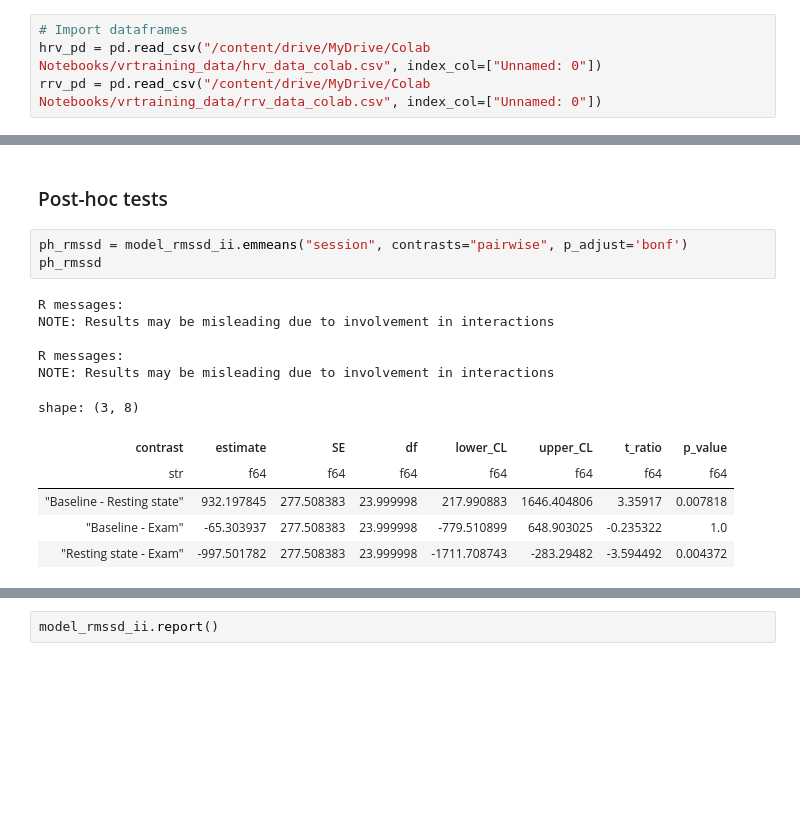
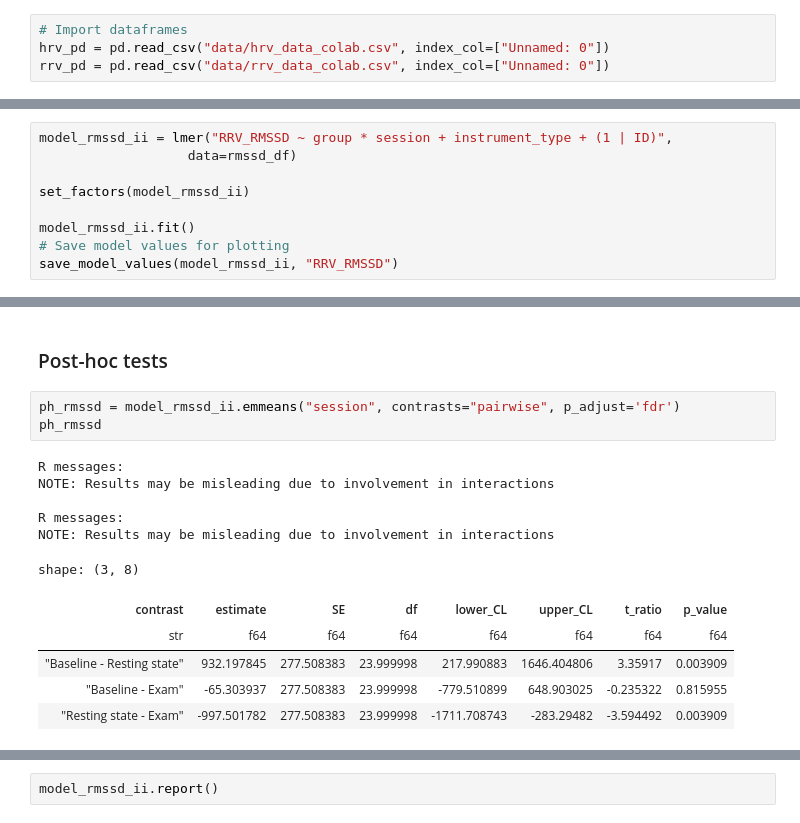
Before and after one commit to sandorimrenagy/VRtraining, a Jupyter notebook: Vrtraining_with_pymer4.ipynb, the cells around one changed output, grey strips where cells are left out. Saved outputs shown, nothing was run; the diff lists cells and outputs as text; blank space fills up the shorter version.

```diff
--- a/Vrtraining_with_pymer4.ipynb
+++ b/Vrtraining_with_pymer4.ipynb
@@ -66,7 +29,7 @@ Mounted at /content/drive
 # %%
 # Import dataframes
-hrv_pd = pd.read_csv("/content/drive/MyDrive/Colab Notebooks/vrtraining_data/hrv_data_colab.csv", index_col=["Unnamed: 0"])
-rrv_pd = pd.read_csv("/content/drive/MyDrive/Colab Notebooks/vrtraining_data/rrv_data_colab.csv", index_col=["Unnamed: 0"])
+hrv_pd = pd.read_csv("data/hrv_data_colab.csv", index_col=["Unnamed: 0"])
+rrv_pd = pd.read_csv("data/rrv_data_colab.csv", index_col=["Unnamed: 0"])
 # %%
 # Reorder session variables for Baseline as reference
 hrv_pd['session'] = pd.Categorical(
@@ -1391,0 +1476,9 @@ Again one outlier, I can keep it
+# %%
+model_rmssd_ii = lmer("RRV_RMSSD ~ group * session + instrument_type + (1 | ID)",
+                   data=rmssd_df)
+
+set_factors(model_rmssd_ii)
+
+model_rmssd_ii.fit()
+# Save model values for plotting
+save_model_values(model_rmssd_ii, "RRV_RMSSD")
@@ -1416,17 +1510,17 @@ shape: (6, 3)
 # %% [markdown]
 ### Post-hoc tests
 # %%
-ph_rmssd = model_rmssd_ii.emmeans("session", contrasts="pairwise", p_adjust='bonf')
+ph_rmssd = model_rmssd_ii.emmeans("session", contrasts="pairwise", p_adjust='fdr')
 ph_rmssd
 # %% [output]
 R messages:
 NOTE: Results may be misleading due to involvement in interactions
 
 R messages:
 NOTE: Results may be misleading due to involvement in interactions
 shape: (3, 8)
 | contrast | estimate | SE | df | lower_CL | upper_CL | t_ratio | p_value |
 | str | f64 | f64 | f64 | f64 | f64 | f64 | f64 |
-| "Baseline - Resting state" | 932.197845 | 277.508383 | 23.999998 | 217.990883 | 1646.404806 | 3.35917 | 0.007818 |
-| "Baseline - Exam" | -65.303937 | 277.508383 | 23.999998 | -779.510899 | 648.903025 | -0.235322 | 1.0 |
-| "Resting state - Exam" | -997.501782 | 277.508383 | 23.999998 | -1711.708743 | -283.29482 | -3.594492 | 0.004372 |
+| "Baseline - Resting state" | 932.197845 | 277.508383 | 23.999998 | 217.990883 | 1646.404806 | 3.35917 | 0.003909 |
+| "Baseline - Exam" | -65.303937 | 277.508383 | 23.999998 | -779.510899 | 648.903025 | -0.235322 | 0.815955 |
+| "Resting state - Exam" | -997.501782 | 277.508383 | 23.999998 | -1711.708743 | -283.29482 | -3.594492 | 0.003909 |
```
Also changed, not shown: parts of 92 cells of this notebook, 1 other file.
